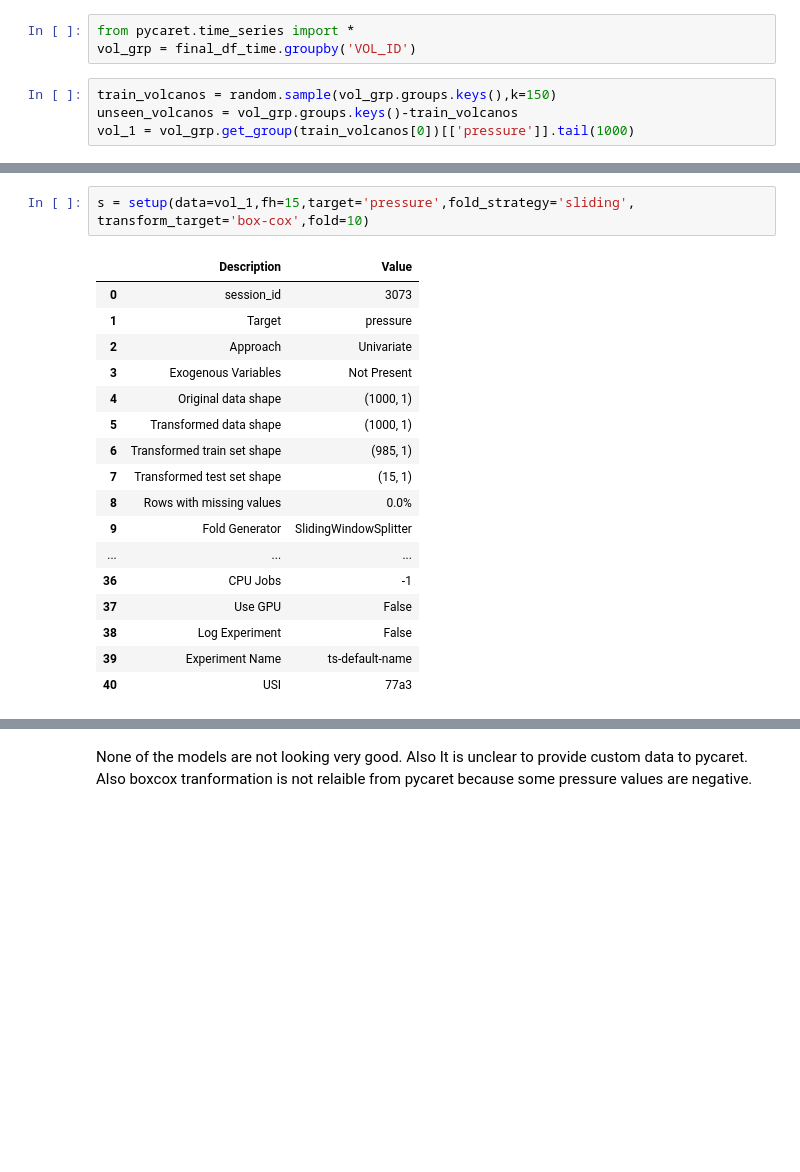
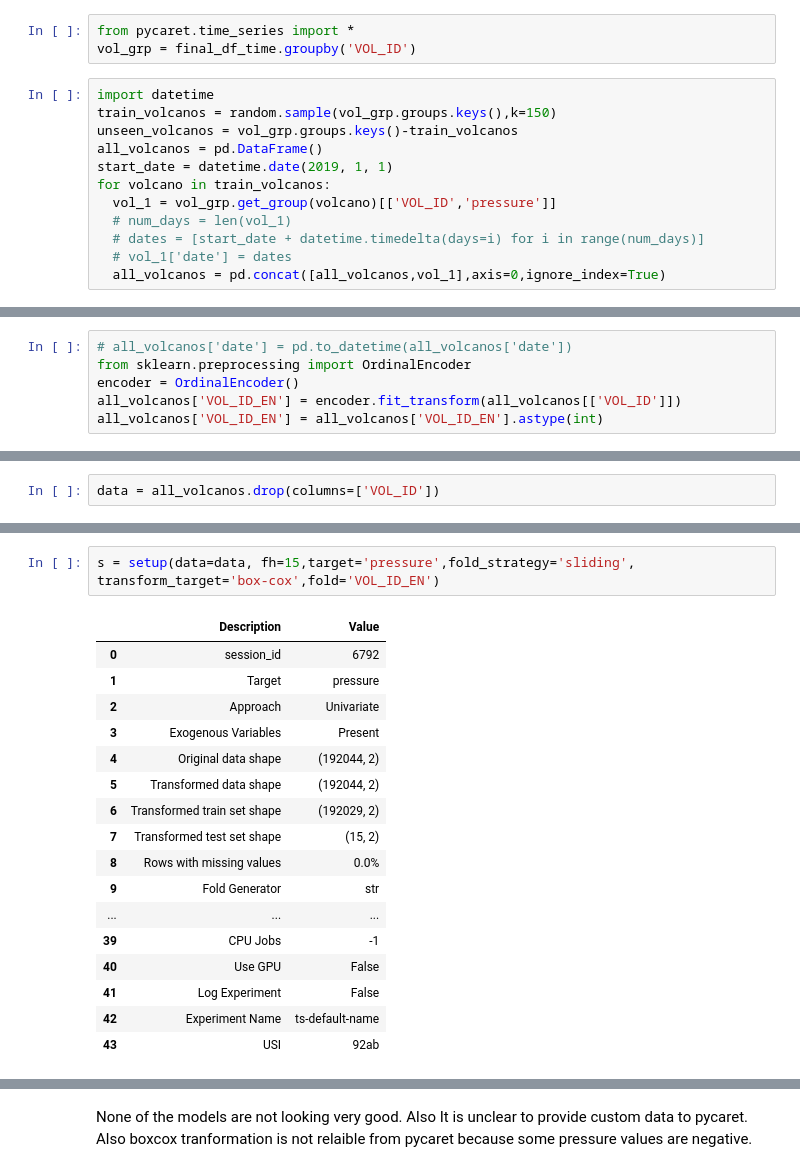
Before and after one commit to Vijendra07Kulhade/DS_Projects, a Jupyter notebook: Vijendra_Kulhade_VolcanoML.ipynb, the cells around one changed output, grey strips where cells are left out. Saved outputs shown, nothing was run; the diff lists cells and outputs as text; blank space fills up the shorter version.

```diff
--- a/Vijendra_Kulhade_VolcanoML.ipynb
+++ b/Vijendra_Kulhade_VolcanoML.ipynb
@@ -491,7 +492,15 @@ Here we want to predict the pressure for volcano over at a certain point in time
 # %%
 from pycaret.time_series import *
 vol_grp = final_df_time.groupby('VOL_ID')
-# %%
-train_volcanos = random.sample(vol_grp.groups.keys(),k=150)
-unseen_volcanos = vol_grp.groups.keys()-train_volcanos
-vol_1 = vol_grp.get_group(train_volcanos[0])[['pressure']].tail(1000)
+# %%
+import datetime
+train_volcanos = random.sample(vol_grp.groups.keys(),k=150)
+unseen_volcanos = vol_grp.groups.keys()-train_volcanos
+all_volcanos = pd.DataFrame()
+start_date = datetime.date(2019, 1, 1)
+for volcano in train_volcanos:
+  vol_1 = vol_grp.get_group(volcano)[['VOL_ID','pressure']]
+  # num_days = len(vol_1)
+  # dates = [start_date + datetime.timedelta(days=i) for i in range(num_days)]
+  # vol_1['date'] = dates
+  all_volcanos = pd.concat([all_volcanos,vol_1],axis=0,ignore_index=True)
@@ -497,0 +519,6 @@ vol_1 = vol_grp.get_group(train_volcanos[0])[['pressure']].tail(1000)
+# %%
+# all_volcanos['date'] = pd.to_datetime(all_volcanos['date'])
+from sklearn.preprocessing import OrdinalEncoder
+encoder = OrdinalEncoder()
+all_volcanos['VOL_ID_EN'] = encoder.fit_transform(all_volcanos[['VOL_ID']])
+all_volcanos['VOL_ID_EN'] = all_volcanos['VOL_ID_EN'].astype(int)
@@ -497,0 +538,2 @@ vol_1 = vol_grp.get_group(train_volcanos[0])[['pressure']].tail(1000)
+# %%
+data = all_volcanos.drop(columns=['VOL_ID'])
@@ -504,24 +567,24 @@ print(unseen_volcanos)
 # %%
-s = setup(data=vol_1,fh=15,target='pressure',fold_strategy='sliding',
-transform_target='box-cox',fold=10)
+s = setup(data=data, fh=15,target='pressure',fold_strategy='sliding',
+transform_target='box-cox',fold='VOL_ID_EN')
 # %% [output]
 |  | Description | Value |
-| 0 | session_id | 3073 |
+| 0 | session_id | 6792 |
 | 1 | Target | pressure |
 | 2 | Approach | Univariate |
-| 3 | Exogenous Variables | Not Present |
-| 4 | Original data shape | (1000, 1) |
-| 5 | Transformed data shape | (1000, 1) |
-| 6 | Transformed train set shape | (985, 1) |
-| 7 | Transformed test set shape | (15, 1) |
+| 3 | Exogenous Variables | Present |
+| 4 | Original data shape | (192044, 2) |
+| 5 | Transformed data shape | (192044, 2) |
+| 6 | Transformed train set shape | (192029, 2) |
+| 7 | Transformed test set shape | (15, 2) |
 | 8 | Rows with missing values | 0.0% |
-| 9 | Fold Generator | SlidingWindowSplitter |
+| 9 | Fold Generator | str |
 | ... | ... | ... |
-| 36 | CPU Jobs | -1 |
-| 37 | Use GPU | False |
-| 38 | Log Experiment | False |
-| 39 | Experiment Name | ts-default-name |
-| 40 | USI | 77a3 |
+| 39 | CPU Jobs | -1 |
+| 40 | Use GPU | False |
+| 41 | Log Experiment | False |
+| 42 | Experiment Name | ts-default-name |
+| 43 | USI | 92ab |
 # %%
 best_model_time = compare_models(fold=5)
 # %% [output]
```
Also changed, not shown: parts of 9 cells of this notebook.
